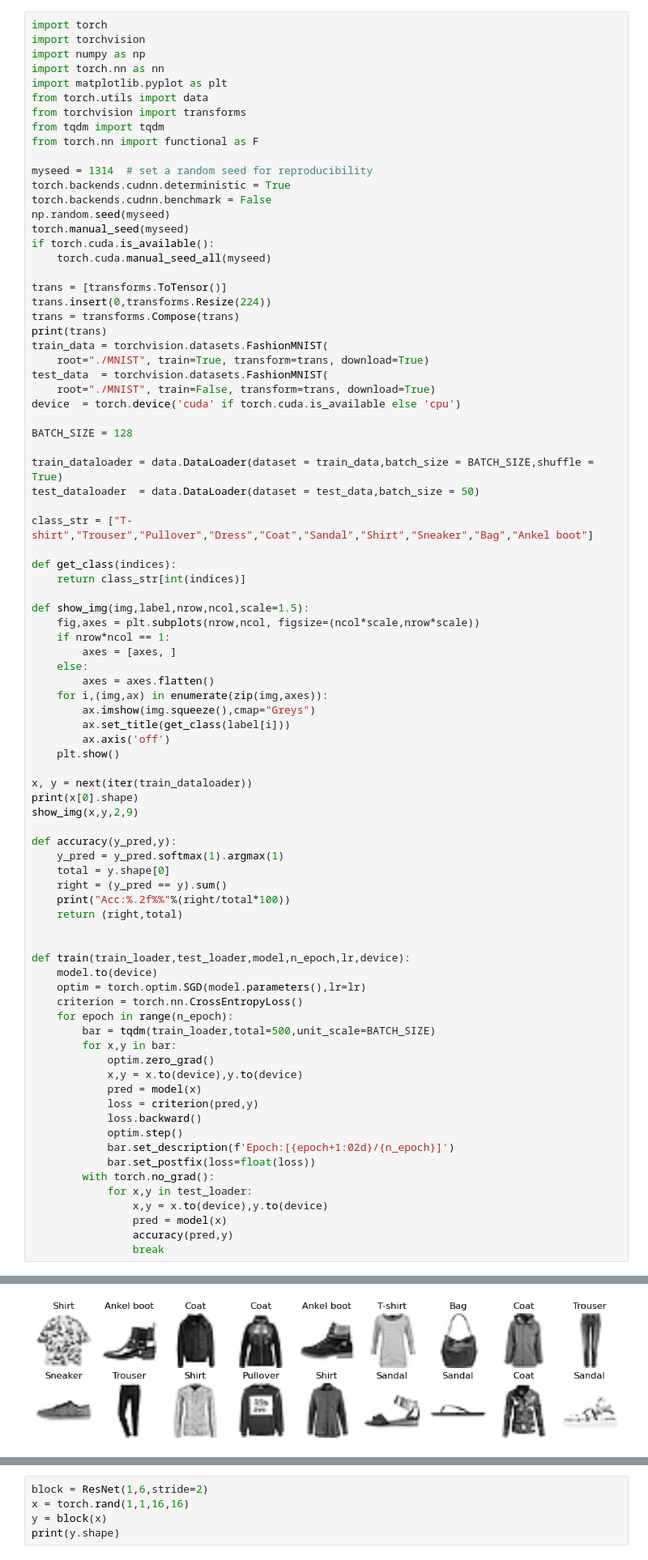
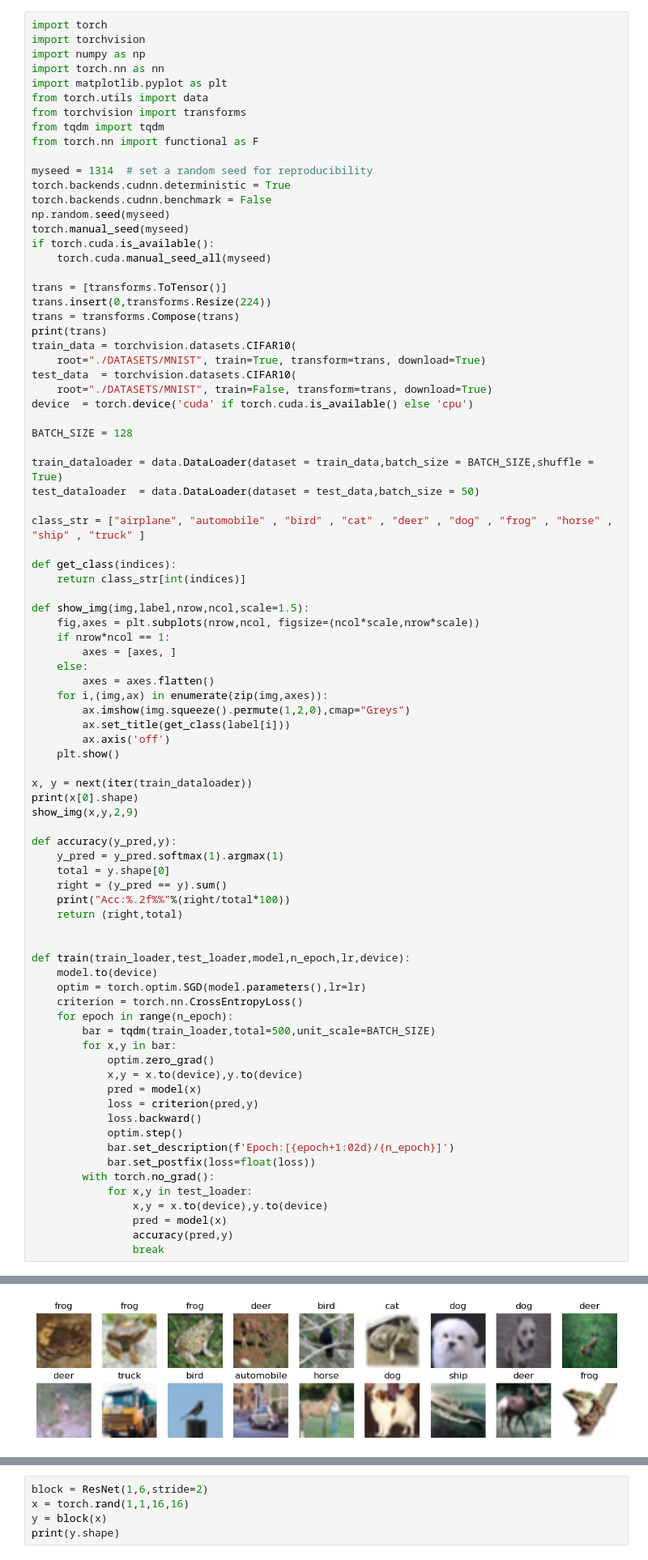
Before and after one commit to Gancenty/Machine_Learning, a Jupyter notebook: resnet.ipynb, the cells around one changed output, grey strips where cells are left out. Shown at 81% size. Drawn from its saved outputs; the diff is of its cells as text.

```diff
--- a/resnet.ipynb
+++ b/resnet.ipynb
@@ -21,18 +21,18 @@ trans = [transforms.ToTensor()]
 trans.insert(0,transforms.Resize(224))
 trans = transforms.Compose(trans)
 print(trans)
-train_data = torchvision.datasets.FashionMNIST(
-    root="./MNIST", train=True, transform=trans, download=True)
-test_data  = torchvision.datasets.FashionMNIST(
-    root="./MNIST", train=False, transform=trans, download=True)
-device  = torch.device('cuda' if torch.cuda.is_available else 'cpu')
+train_data = torchvision.datasets.CIFAR10(
+    root="./DATASETS/MNIST", train=True, transform=trans, download=True)
+test_data  = torchvision.datasets.CIFAR10(
+    root="./DATASETS/MNIST", train=False, transform=trans, download=True)
+device  = torch.device('cuda' if torch.cuda.is_available() else 'cpu')
 
 BATCH_SIZE = 128
 
 train_dataloader = data.DataLoader(dataset = train_data,batch_size = BATCH_SIZE,shuffle = True)
 test_dataloader  = data.DataLoader(dataset = test_data,batch_size = 50)
 
-class_str = ["T-shirt","Trouser","Pullover","Dress","Coat","Sandal","Shirt","Sneaker","Bag","Ankel boot"]
+class_str = ["airplane", "automobile" , "bird" , "cat" , "deer" , "dog" , "frog" , "horse" , "ship" , "truck" ]
 
 def get_class(indices):
     return class_str[int(indices)]
@@ -44,7 +44,7 @@ def show_img(img,label,nrow,ncol,scale=1.5):
     else:
         axes = axes.flatten()
     for i,(img,ax) in enumerate(zip(img,axes)):
-        ax.imshow(img.squeeze(),cmap="Greys")
+        ax.imshow(img.squeeze().permute(1,2,0),cmap="Greys")
         ax.set_title(get_class(label[i]))
         ax.axis('off')
     plt.show()
@@ -91 +93 @@ torch.Size([1, 224, 224])
-[figure, old version]
+[figure, new version]
```
Also changed, not shown: parts of 2 cells of this notebook, 4 other files.
